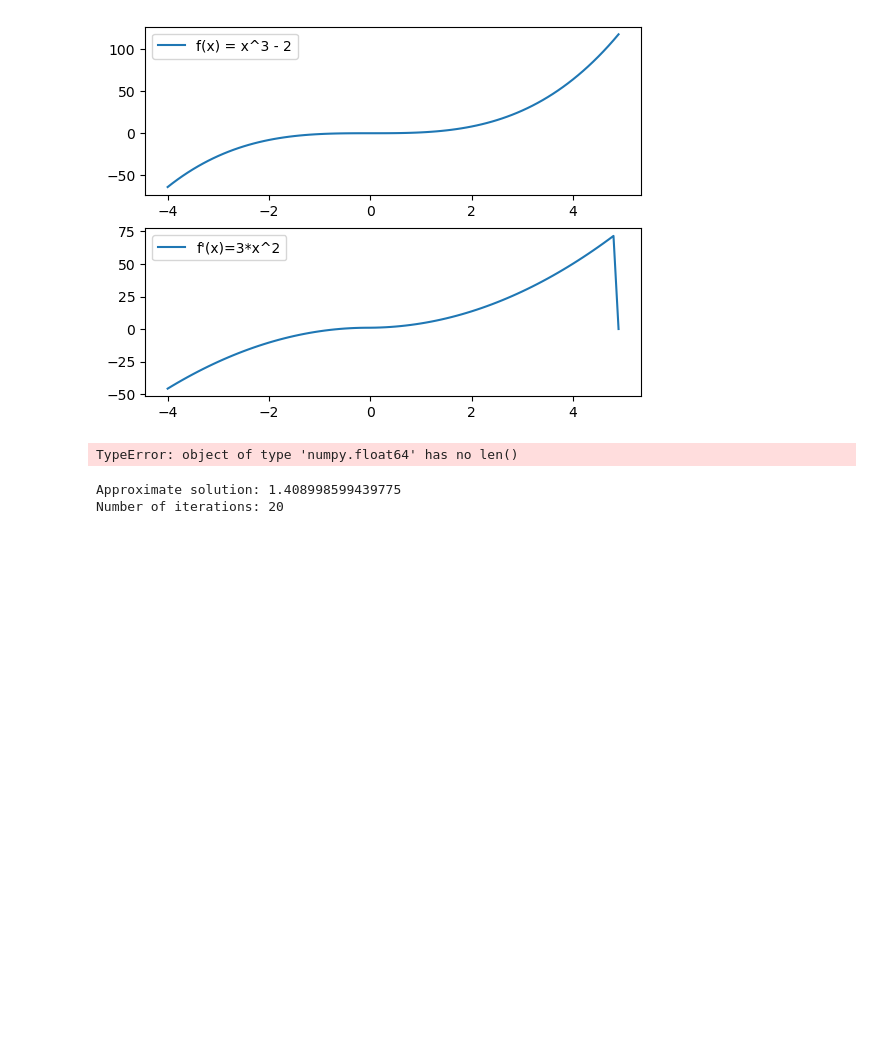
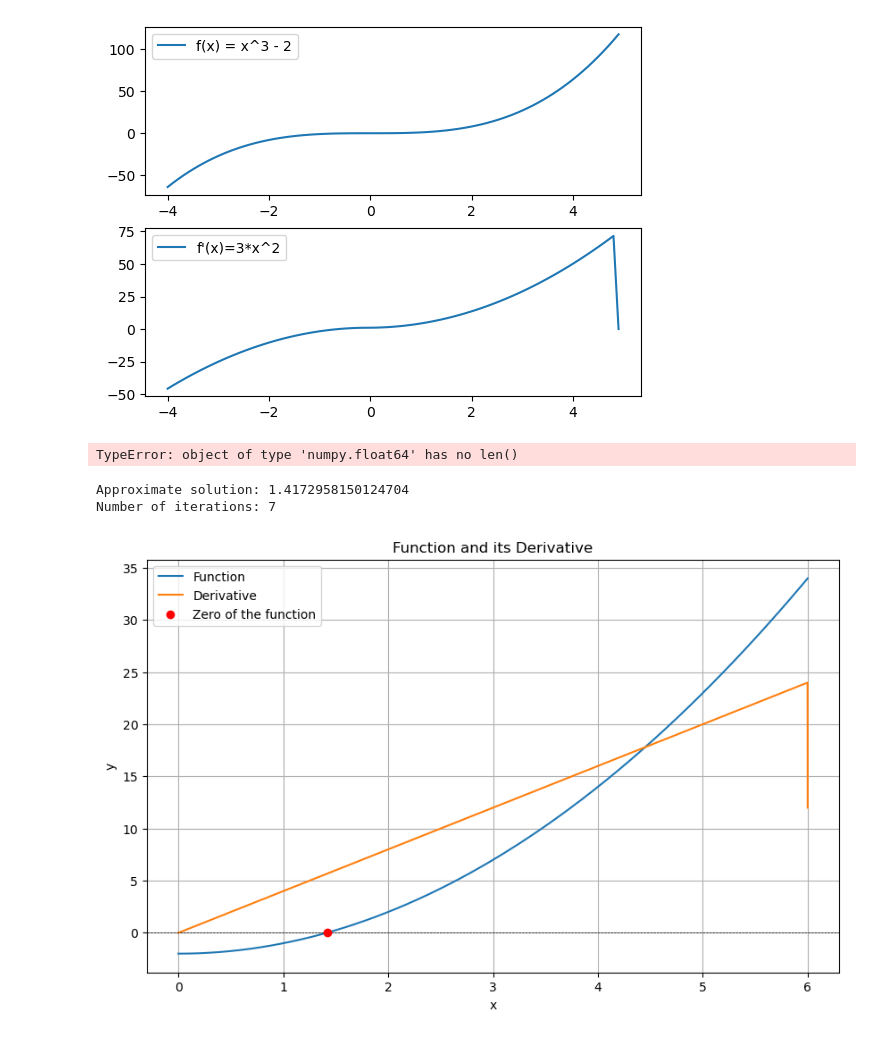
Before and after one commit to RobertoDiLorenzo/Python, a Jupyter notebook: Numerical_Methods/Newton_1D_v1.1.ipynb, the cells around one changed output. Cells and saved outputs as stored; diff of their text form; code cells hidden in the pictures; blank space fills up the shorter version.

```diff
--- a/Numerical_Methods/Newton_1D_v1.1.ipynb
+++ b/Numerical_Methods/Newton_1D_v1.1.ipynb
@@ -184,6 +184,7 @@ def f_prime(x, y):
 TypeError: object of type 'numpy.float64' has no len()
 # %%
 import numpy as np
+import matplotlib.pyplot as plt
 
 def newton(xdata, y, x0, tolerance, max_iterations):
     """Approximate solution of f(x)=0 by Newton's method.
@@ -205,9 +206,9 @@ def newton(xdata, y, x0, tolerance, max_iterations):
     for i in range(max_iterations):
         # Interpolating the data
         index = np.abs(xdata - x).argmin()  # Find the index of the closest x value in xdata
-        dfdx = f_prime(xdata, y, index)  # Compute the derivative at the interpolated point
-        x_new = x - y[index] / dfdx  # Compute the new estimate
-        if abs(x_new - x) < tolerance:  # Check convergence
+        dfdx = f_prime(xdata, y, index)     # Compute the derivative at the interpolated point
+        x_new = x - y[index] / dfdx         # Compute the new estimate
+        if abs(x_new - x) < tolerance:      # Check convergence
             return x_new, i
         x = x_new
     return x_new, max_iterations  # Return the last estimate if max_iterations is reached
@@ -225,36 +226,50 @@ def f_prime(xdata, y, index):
         Index of the point to compute the derivative at.
 
     Returns
     -------
     dfdx : float
         Approximate derivative of y with respect to x.
     """
     if index == 0:
         # Forward difference
         dx = xdata[index + 1] - xdata[index]
         dy = y[index + 1] - y[index]
     elif index == len(xdata) - 1:
         # Backward difference
         dx = xdata[index] - xdata[index - 1]
         dy = y[index] - y[index - 1]
     else:
         # Central difference
         dx = (xdata[index + 1] - xdata[index - 1]) / 2
         dy = y[index + 1] - y[index - 1]
     return dy / dx
 
 # Define the problem
-x0 = 2  # Initial guess
-tolerance = 0.005  # Tolerance
-max_iterations = 20  # Maximum number of iterations
-dx = 0.1  # Step size
+x0 = 2                # Initial guess
+tolerance = 0.005     # Tolerance
+max_iterations = 20   # Maximum number of iterations
+dx = 0.001              # Step size
 xdata = np.arange(0, 6, dx)
 y = xdata ** 2 -2
 
 # Solve using Newton's method
 result, iterations = newton(xdata, y, x0, tolerance, max_iterations)
 print("Approximate solution:", result)
 print("Number of iterations:", iterations)
+
+# Plot the function and its derivative
+plt.figure(figsize=(10, 6))
+plt.plot(xdata, y, label='Function')
+plt.plot(xdata, [f_prime(xdata, y, i) for i in range(len(xdata))], label='Derivative')
+plt.axhline(0, color='black', linewidth=0.5, linestyle='--')
+plt.scatter(result, 0, color='red', label='Zero of the function', zorder=5)
+plt.xlabel('x')
+plt.ylabel('y')
+plt.title('Function and its Derivative')
+plt.legend()
+plt.grid(True)
+plt.show()
 # %% [output]
-Approximate solution: 1.408998599439775
-Number of iterations: 20
+Approximate solution: 1.4172958150124704
+Number of iterations: 7
+[figure, added]
```
Also changed, not shown: 1 other file.
